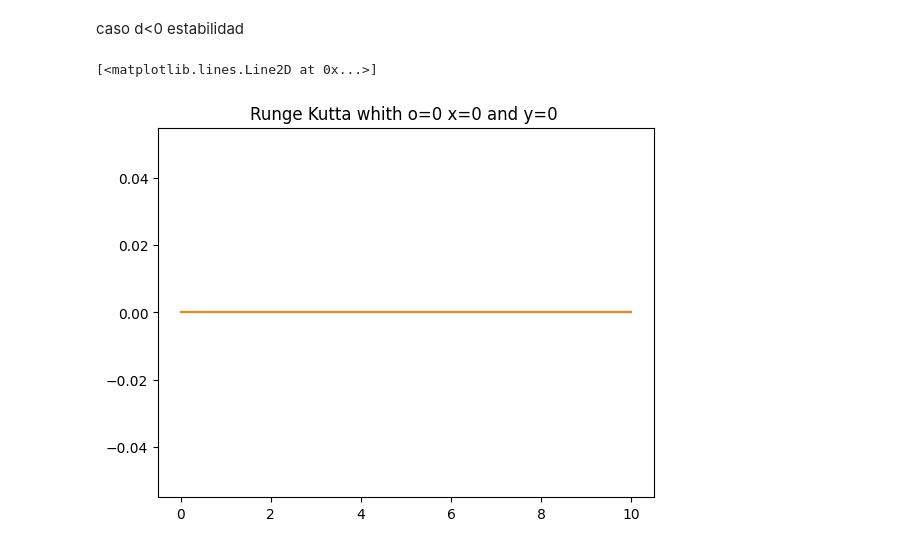
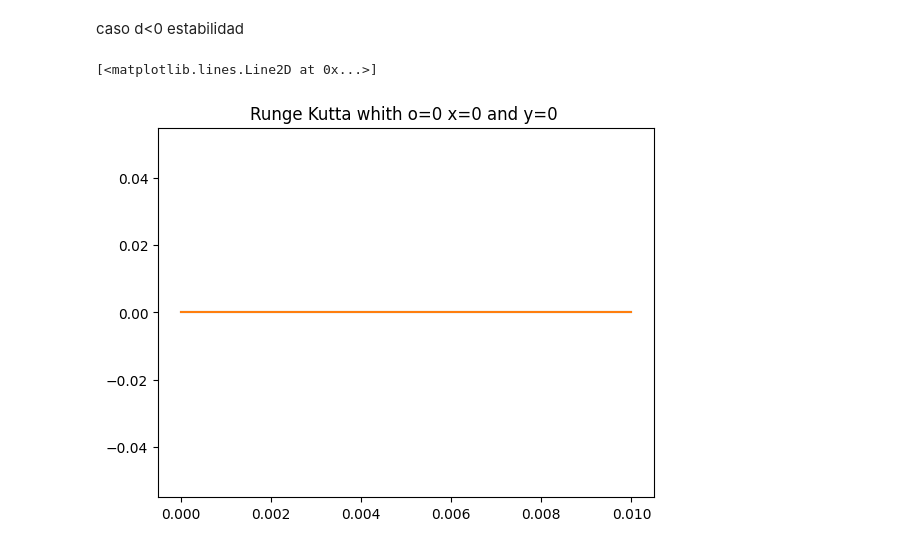
Before and after one commit to FVSB/System-Differential-Equations-final-proyect, a Jupyter notebook: Proyect.ipynb, the cells around one changed output. Saved outputs shown, nothing was run; the diff lists cells and outputs as text; code cells hidden in the pictures.

```diff
--- a/Proyect.ipynb
+++ b/Proyect.ipynb
@@ -260,7 +292,7 @@ plotdf([w_f.string().upper(),w_g.string().upper()])
 # %% [markdown]
 caso d<0 estabilidad
 # %%
-dic={"a":1,"b":2,"d":-11,"o":0,"w":8}
+dic={"a":1,"b":200,"d":11,"o":0,"w":80}
 w_f=funt(fu_f)
 w_f.evaluate_params(dic)
 w_g=funt(fu_g)
@@ -270,11 +302,11 @@ g=w_g.evaluate
 # %%
 add=w_f.evaluate_params(dic)
 w_g.evaluate_params(dic)
-t,x,y=runge_kutta_system(f=f,g=g,x0=0,y0=0,a=0,b=10,h=0.1)
+t,x,y=runge_kutta_system(f=f,g=g,x0=0,y0=0,a=0,b=0.01,h=0.001)
 
 plt.title("Runge Kutta whith o=0 x=0 and y=0 ")
 plt.plot(t,x,label="x")
 plt.plot(t,y,label="y")
 # %% [output]
 [<matplotlib.lines.Line2D at 0x...>]
-[figure, old version]
+[figure, new version]
```
Also changed, not shown: parts of 11 cells of this notebook, 3 other files.
